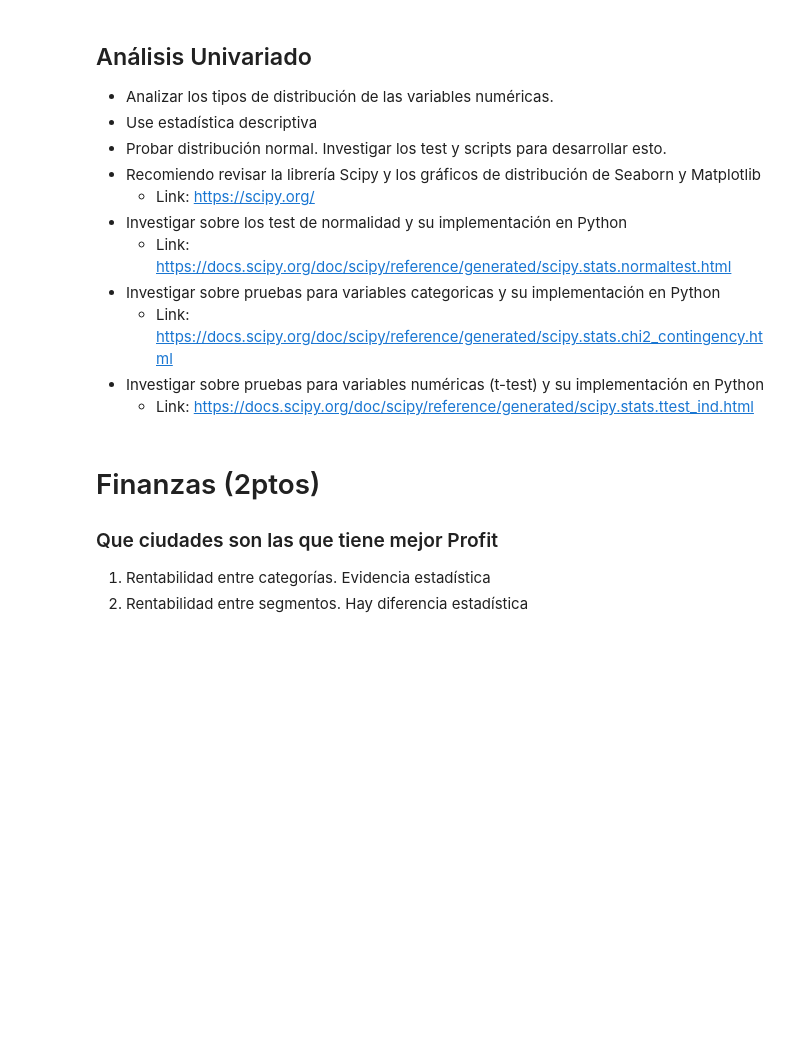
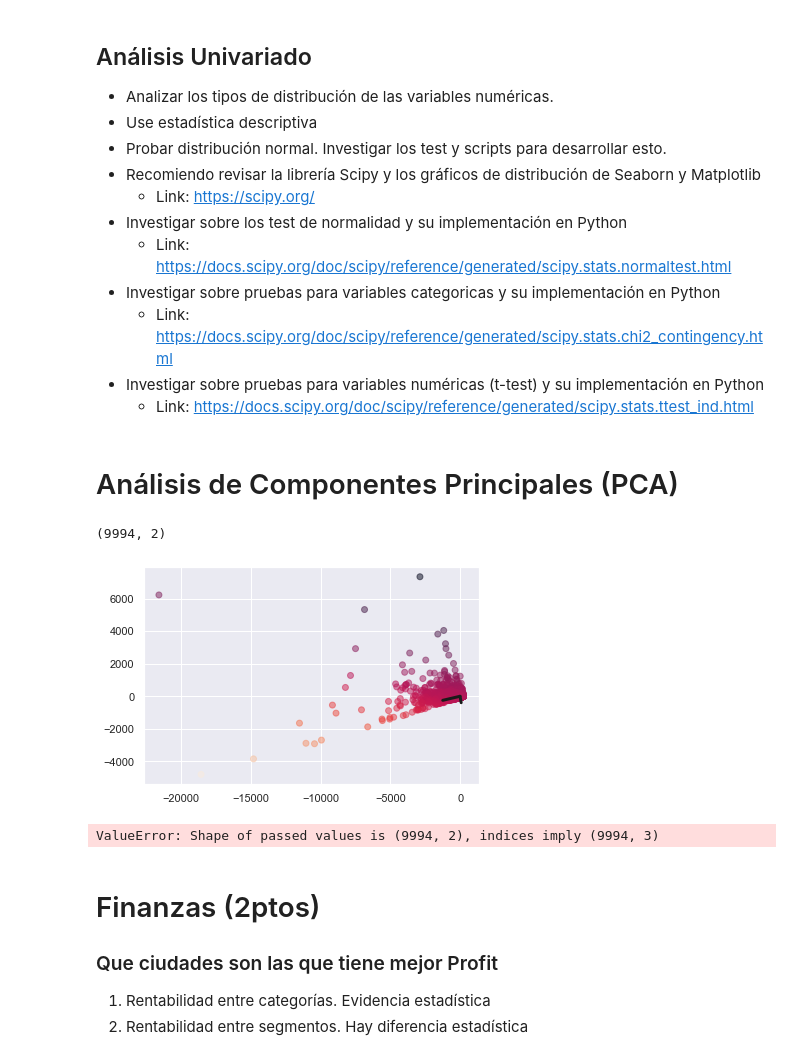
Before and after one commit to Franciscoletelier/UDP_BA, a Jupyter notebook: UDP_BA_Clase_06.ipynb, the cells around one changed output. Saved outputs shown, nothing was run; the diff lists cells and outputs as text; code cells hidden in the pictures; blank space fills up the shorter version.

```diff
--- a/UDP_BA_Clase_06.ipynb
+++ b/UDP_BA_Clase_06.ipynb
@@ -385,3 +412,5 @@ table_region
   * Link: https://docs.scipy.org/doc/scipy/reference/generated/scipy.stats.chi2_contingency.html
 * Investigar sobre pruebas para variables numéricas (t-test) y su implementación en Python
   * Link: https://docs.scipy.org/doc/scipy/reference/generated/scipy.stats.ttest_ind.html
+# %% [markdown]
+# Análisis de Componentes Principales (PCA)
@@ -388,3 +453,33 @@ table_region
+# %%
+# Creación de la instancia PCA
+pca = PCA(n_components=2)
+pca.fit(df[['sales', 'profit']].values)
+X_pca = pca.transform(df[['sales', 'profit']].values)
+print(X_pca.shape)
+# %% [output]
+(9994, 2)
+# %%
+# Visualización de los datos transformados
+plot = plt.scatter(X_pca[:,0], X_pca[:,1], c=df['profit'], alpha=0.5)
+for length, vector in zip(pca.explained_variance_, pca.components.T):
+    v = vector * 2 * np.sqrt(length)
+    plot = plt.plot([0, v[0]], [0, v[1]], '-k', lw=3)
+
+plt.show()
+# %% [output]
+[figure, added]
+# %%
+# Crear un DataFrame con las componentes principales
+pca_df = pd.DataFrame(data=X_pca, columns=['PC1', 'PC2', 'PC3'])
+
+# Agregar otras columnas necesarias del DataFrame original si es necesario
+pca_df['sales'] = df['sales']
+pca_df['profit'] = df['profit']
+pca_df['segmento'] = df['segmento']
+
+# Ahora, 'pca_df' es un nuevo DataFrame que contiene las componentes principales junto con otras columnas relevantes.
+# %% [output]
+ValueError: Shape of passed values is (9994, 2), indices imply (9994, 3)
 # %% [markdown]
 # Finanzas (2ptos)
 ### Que ciudades son las que tiene mejor Profit
```
Also changed, not shown: parts of 9 cells of this notebook.
